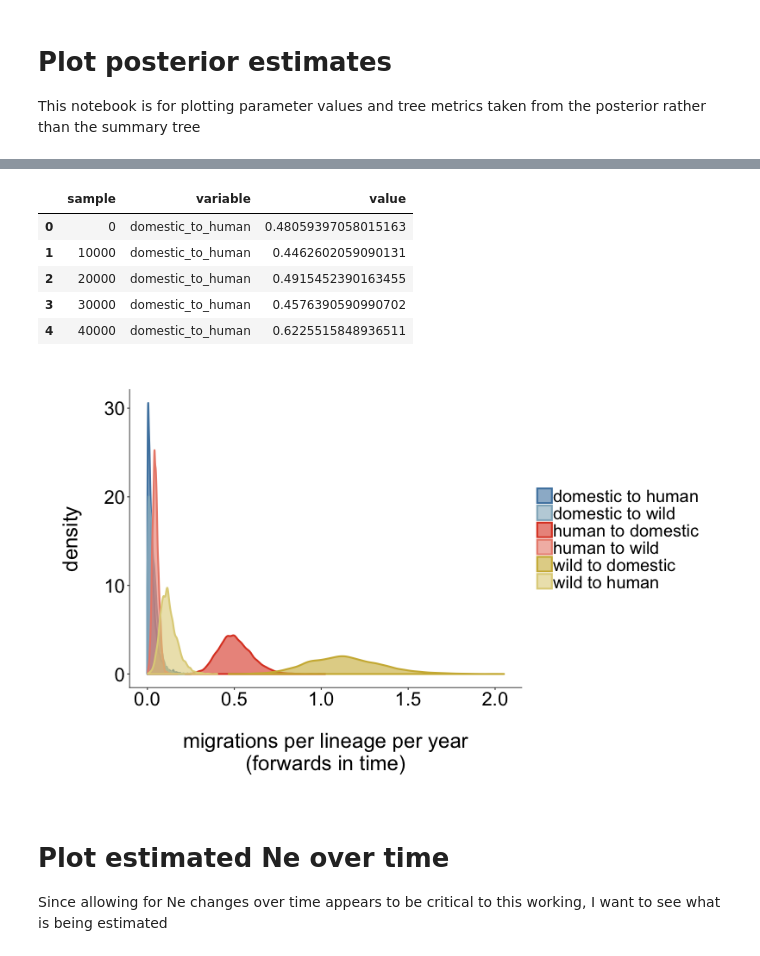
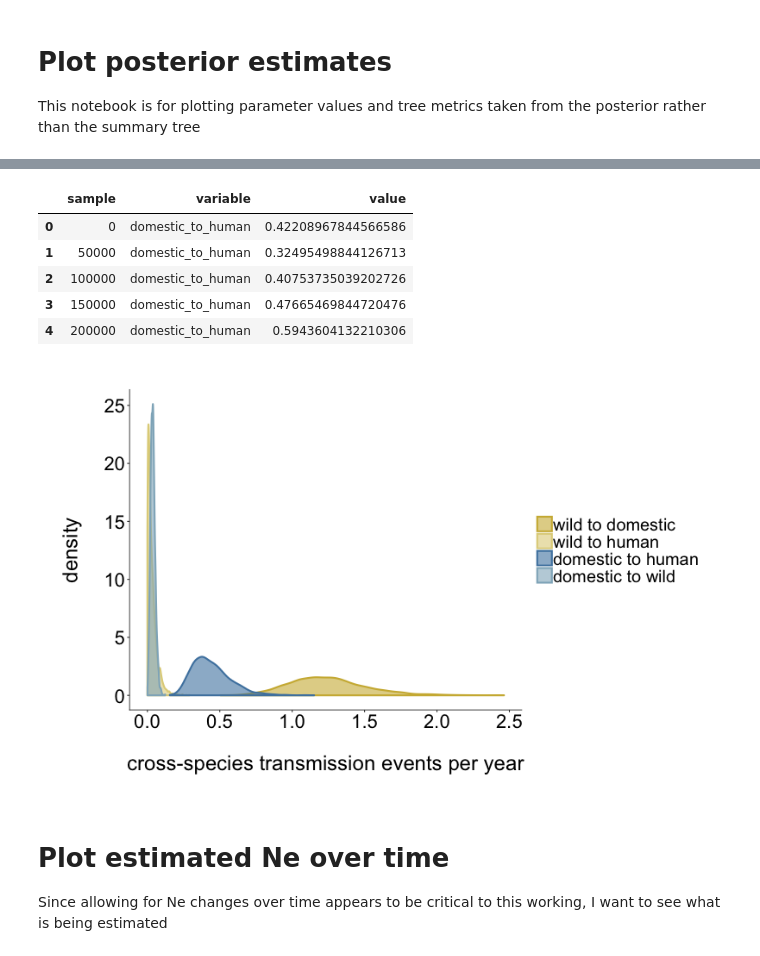
Before and after one commit to lmoncla/h5n1-host-classification, a Jupyter notebook: beast/Plot-posterior-estimates-of-mig-and-Ne.ipynb, the cells around one changed output, grey strips where cells are left out. Drawn from its saved outputs; the diff is of its cells as text; code cells hidden in the pictures.

```diff
--- a/beast/Plot-posterior-estimates-of-mig-and-Ne.ipynb
+++ b/beast/Plot-posterior-estimates-of-mig-and-Ne.ipynb
@@ -115,7 +115,7 @@ constant_human_off = {"label": "constant-human-off","mig_direction":"backwards i
 skyline_human_on =  {"label": "skyline-human-on", "mig_direction":"forwards in time",
                      "log": "beast-runs/2021-03-15-mascot-3deme-skyline-with-mig-history/with-human-mig/2021-04-27-mascot-3deme-skyline-with-human-mig.combined.log"}
 skyline_human_off = {"label": "skyline-human-off", "mig_direction":"forwards in time",
-                     "log": "beast-runs/2021-03-15-mascot-3deme-skyline-with-mig-history/no-human-mig-2021-03-31/2021-04-27-mascot-3deme-no-human-mig.combined.log"}
+                     "log": "beast-runs/2021-07-26-mascot-3deme-skyline-with-mig-fixed-log/with-extra-logger/combined-logfile-2021-08-23.log"}
 # %%
 to_run = skyline_human_off
 
@@ -153,11 +153,11 @@ mig_df_melted['variable'] = mig_df_melted['variable'].str.replace("f_migration."
 mig_df_melted.head()
 # %% [output]
 |  | sample | variable | value |
-| 0 | 0 | domestic_to_human | 0.48059397058015163 |
-| 1 | 10000 | domestic_to_human | 0.4462602059090131 |
-| 2 | 20000 | domestic_to_human | 0.4915452390163455 |
-| 3 | 30000 | domestic_to_human | 0.4576390590990702 |
-| 4 | 40000 | domestic_to_human | 0.6225515848936511 |
+| 0 | 0 | domestic_to_human | 0.42208967844566586 |
+| 1 | 50000 | domestic_to_human | 0.32495498844126713 |
+| 2 | 100000 | domestic_to_human | 0.40753735039202726 |
+| 3 | 150000 | domestic_to_human | 0.47665469844720476 |
+| 4 | 200000 | domestic_to_human | 0.5943604132210306 |
 # %%
 # define colors
 domestic_to_human="#4E83AE"
@@ -177,37 +177,46 @@ library(RColorBrewer)
 
 output_filename = paste("migration-rates-",label,"-",current_date,".pdf", sep="")
 #output_filename = paste("migration-rates-mtt-3deme-4rates-2020-11-05.pdf", sep="")
 
 mig_df_melted$value = as.numeric(mig_df_melted$value)
 
-p <- ggplot(data=mig_df_melted, aes(x=value, group=variable, color=variable, fill=variable)) +
-    geom_density(data=mig_df_melted, aes(x=value, group=variable, color=variable, fill=variable), trim=TRUE, alpha=0.6, linetype="solid",size=1)+
-    labs(x=paste("\nmigrations per lineage per year\n(",mig_direction,")",sep=""),y="density\n")+
+# remove some extra estimates that I don't need to show for virus club
+mig_df_melted <- mig_df_melted[!(mig_df_melted$variable=="human_to_wild"),]
+mig_df_melted <- mig_df_melted[!(mig_df_melted$variable=="human_to_domestic"),]
+#mig_df_melted <- mig_df_melted[!(mig_df_melted$variable=="wild_to_human"),]
+
+# make factor for plotting order
+mig_df_melted$variable_f = factor(mig_df_melted$variable, levels=c("wild_to_domestic","wild_to_human","domestic_to_human","domestic_to_wild"))
+
+p <- ggplot(data=mig_df_melted, aes(x=value, group=variable_f, color=variable, fill=variable)) +
+    geom_density(data=mig_df_melted, aes(x=value, group=variable_f, color=variable_f, fill=variable_f), trim=TRUE, alpha=0.6, linetype="solid",size=1)+
+    labs(x="\ncross-species transmission events per year",y="density\n")+
+    #labs(x=paste("\nmigrations per lineage per year\n(",mig_direction,")",sep=""),y="density\n")+
      scale_color_manual(values=c(domestic_to_human=domestic_to_human,domestic_to_wild=domestic_to_wild,wild_to_domestic=wild_to_domestic,wild_to_human=wild_to_human,human_to_domestic=human_to_domestic,human_to_wild=human_to_wild), labels=c(domestic_to_human="domestic to human", domestic_to_wild = "domestic to wild", human_to_domestic = "human to domestic", human_to_wild = "human to wild", wild_to_domestic="wild to domestic", wild_to_human = "wild to human"))+
      scale_fill_manual(values=c(domestic_to_human=domestic_to_human,domestic_to_wild=domestic_to_wild,wild_to_domestic=wild_to_domestic,wild_to_human=wild_to_human,human_to_domestic=human_to_domestic,human_to_wild=human_to_wild), labels=c(domestic_to_human="domestic to human", domestic_to_wild = "domestic to wild", human_to_domestic = "human to domestic", human_to_wild = "human to wild", wild_to_domestic="wild to domestic", wild_to_human = "wild to human"))+
 #     scale_y_continuous(breaks=seq(0,0.8,0.2), limits=c(0,0.8))+
 #     scale_x_continuous(breaks=seq(0,3,1), limits=c(0,3))+
     theme(panel.grid.major=element_line(colour=NA,size=NA))+
     theme(panel.grid.minor=element_line(colour=NA,size=NA))+
     theme(strip.background = element_rect(colour=NA, fill=NA))+
     theme(axis.line.x=element_line(colour="black"))+
     theme(axis.line.y=element_line(colour="black"))+
     theme(axis.title=element_text(size=24, vjust=5))+
     theme(axis.text.y=element_text(size=22, colour="black"))+
     theme(axis.text.x=element_text(size=22, colour="black", hjust=0.5))+
     theme(legend.text=element_text(size=20))+
     theme(legend.title=element_blank())+
     theme(panel.margin=unit(1, "lines"))+
     theme(plot.margin=unit(c(1,1,1,1),"cm"))+
     theme(legend.key.size=unit(0.7, "cm"))+
     theme(panel.background=element_rect(fill=NA))+
     theme(legend.key=element_rect(fill=NA))
     ##theme(legend.position = c(legend_x, legend_y))
 
 ggsave(output_filename, width = 10, height = 6, device = "pdf", path = "figures", dpi = 300)
 p
 # %% [output]
-[figure, old version]
+[figure, new version]
 # %% [markdown]
 # Plot estimated Ne over time
 
```
Also changed, not shown: parts of 32 cells of this notebook, 11 other files.
